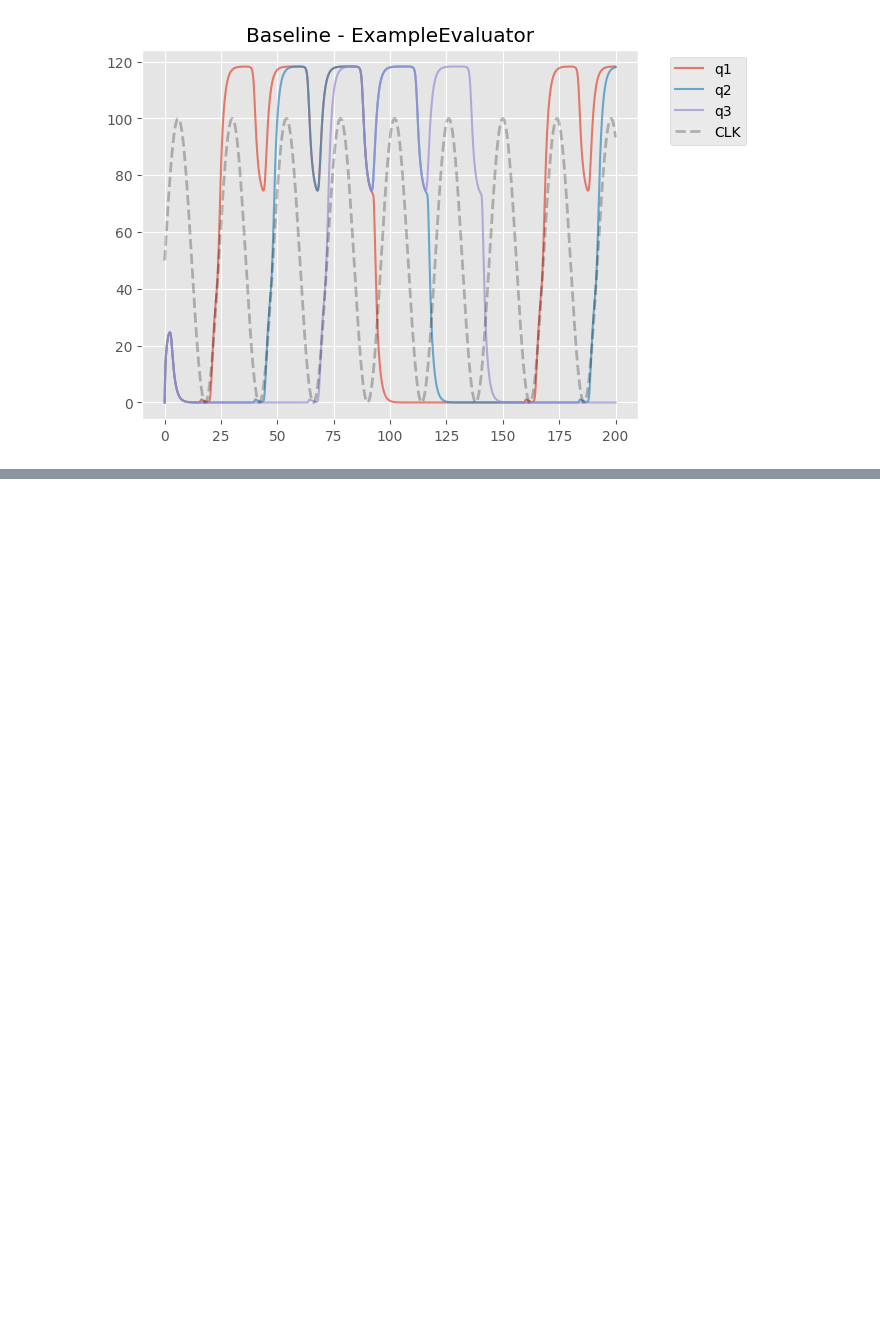
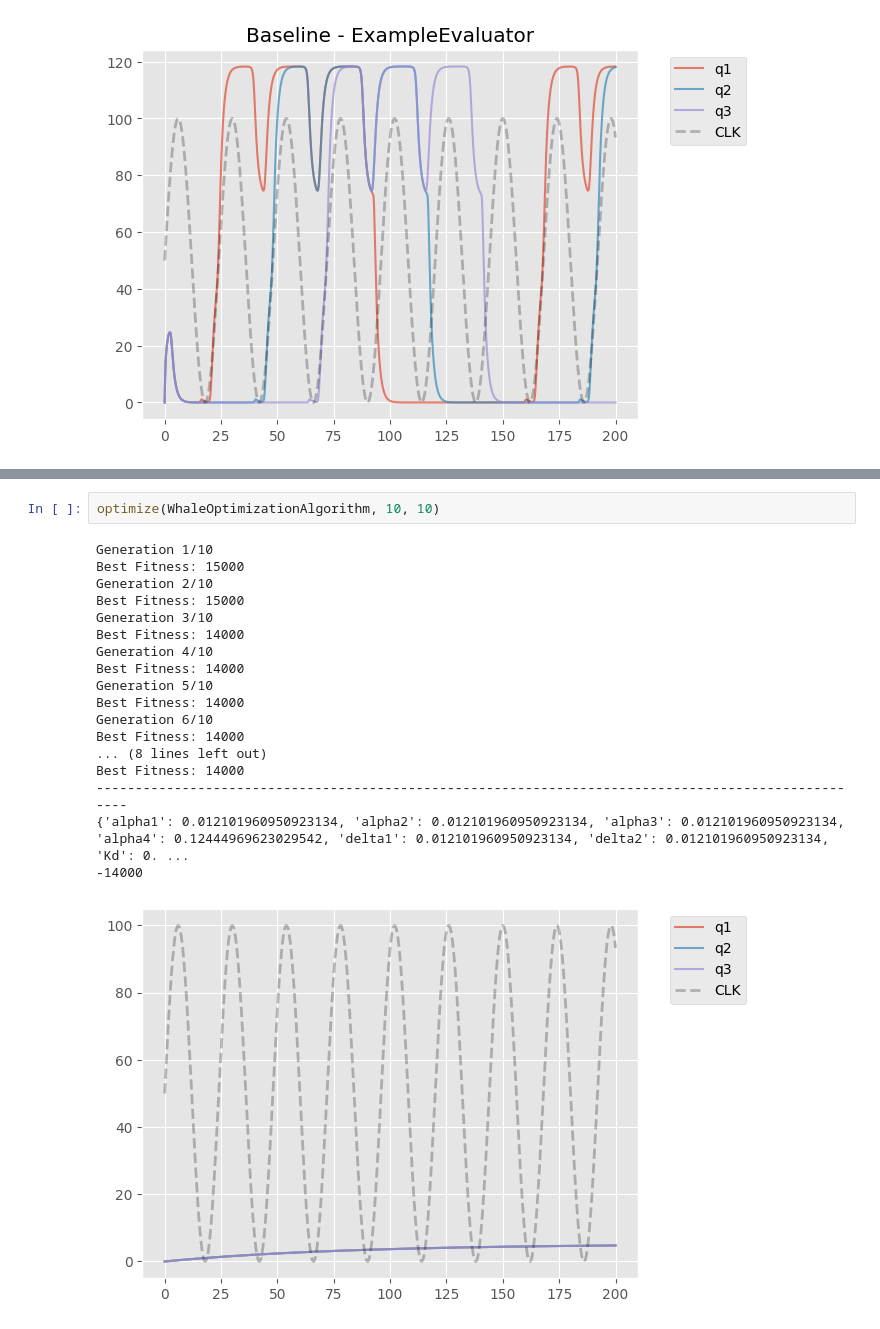
Before and after one commit to JanezSedeljsak/seq-circuit-param-optimization, a Jupyter notebook: notebook_v2.ipynb, the cells around one changed output, grey strips where cells are left out. Saved outputs shown, nothing was run; the diff lists cells and outputs as text; blank space fills up the shorter version.

```diff
--- a/notebook_v2.ipynb
+++ b/notebook_v2.ipynb
@@ -84,0 +54,21 @@ evaluation.simulate(algo='genetic')
+# %%
+optimize(WhaleOptimizationAlgorithm, 10, 10)
+# %% [output]
+Generation 1/10
+Best Fitness: 15000
+Generation 2/10
+Best Fitness: 15000
+Generation 3/10
+Best Fitness: 14000
+Generation 4/10
+Best Fitness: 14000
+Generation 5/10
+Best Fitness: 14000
+Generation 6/10
+Best Fitness: 14000
+... (8 lines left out)
+Best Fitness: 14000
+----------------------------------------------------------------------------------------------------
+{'alpha1': 0.012101960950923134, 'alpha2': 0.012101960950923134, 'alpha3': 0.012101960950923134, 'alpha4': 0.12444969623029542, 'delta1': 0.012101960950923134, 'delta2': 0.012101960950923134, 'Kd': 0. ...
+-14000
+[figure, added]
```
Also changed, not shown: parts of 11 cells of this notebook, 5 other files.
